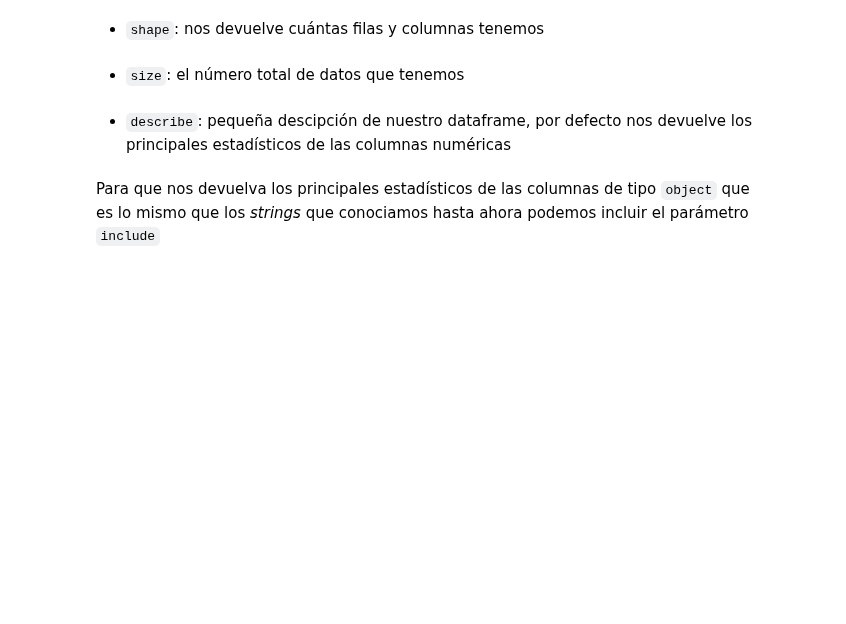
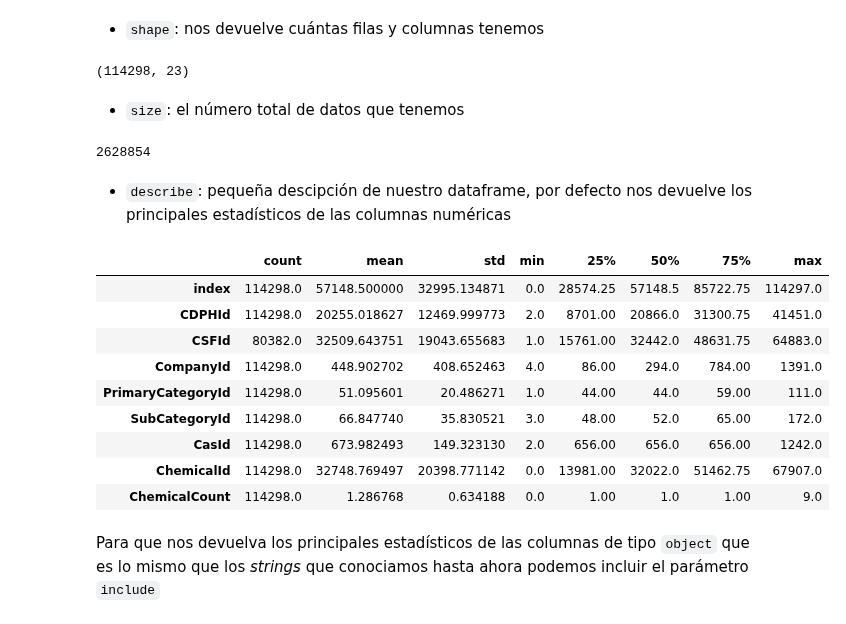
Before and after one commit to Ironhack-Data-Madrid-PartTime-May22/apuntes_clases, a Jupyter notebook: semana-04/4.1-Intro_Pandas.ipynb, the cells around one changed output. Saved outputs shown, nothing was run; the diff lists cells and outputs as text; code cells hidden in the pictures; blank space fills up the shorter version.

```diff
--- a/semana-04/4.1-Intro_Pandas.ipynb
+++ b/semana-04/4.1-Intro_Pandas.ipynb
@@ -258,8 +765,29 @@ Si nos fijamos no podemos ver el total de las columnas 😔. Esto lo podemos sol
 # %% [markdown]
 - `shape`: nos devuelve cuántas filas y columnas tenemos
+# %%
+df_csv.shape
+# %% [output]
+(114298, 23)
 # %% [markdown]
 - `size`: el número total de datos que tenemos
+# %%
+df_csv.size
+# %% [output]
+2628854
 # %% [markdown]
 - `describe`: pequeña descipción de nuestro dataframe, por defecto nos devuelve los principales estadísticos de las columnas numéricas
+# %%
+df_csv.describe().T
+# %% [output]
+|  | count | mean | std | min | 25% | 50% | 75% | max |
+| index | 114298.0 | 57148.500000 | 32995.134871 | 0.0 | 28574.25 | 57148.5 | 85722.75 | 114297.0 |
+| CDPHId | 114298.0 | 20255.018627 | 12469.999773 | 2.0 | 8701.00 | 20866.0 | 31300.75 | 41451.0 |
+| CSFId | 80382.0 | 32509.643751 | 19043.655683 | 1.0 | 15761.00 | 32442.0 | 48631.75 | 64883.0 |
+| CompanyId | 114298.0 | 448.902702 | 408.652463 | 4.0 | 86.00 | 294.0 | 784.00 | 1391.0 |
+| PrimaryCategoryId | 114298.0 | 51.095601 | 20.486271 | 1.0 | 44.00 | 44.0 | 59.00 | 111.0 |
+| SubCategoryId | 114298.0 | 66.847740 | 35.830521 | 3.0 | 48.00 | 52.0 | 65.00 | 172.0 |
+| CasId | 114298.0 | 673.982493 | 149.323130 | 2.0 | 656.00 | 656.0 | 656.00 | 1242.0 |
+| ChemicalId | 114298.0 | 32748.769497 | 20398.771142 | 0.0 | 13981.00 | 32022.0 | 51462.75 | 67907.0 |
+| ChemicalCount | 114298.0 | 1.286768 | 0.634188 | 0.0 | 1.00 | 1.0 | 1.00 | 9.0 |
 # %% [markdown]
 Para que nos devuelva los principales estadísticos de las columnas de tipo `object` que es lo mismo que los *strings* que conociamos hasta ahora podemos incluir el parámetro `include`
```
Also changed, not shown: parts of 75 cells of this notebook.
